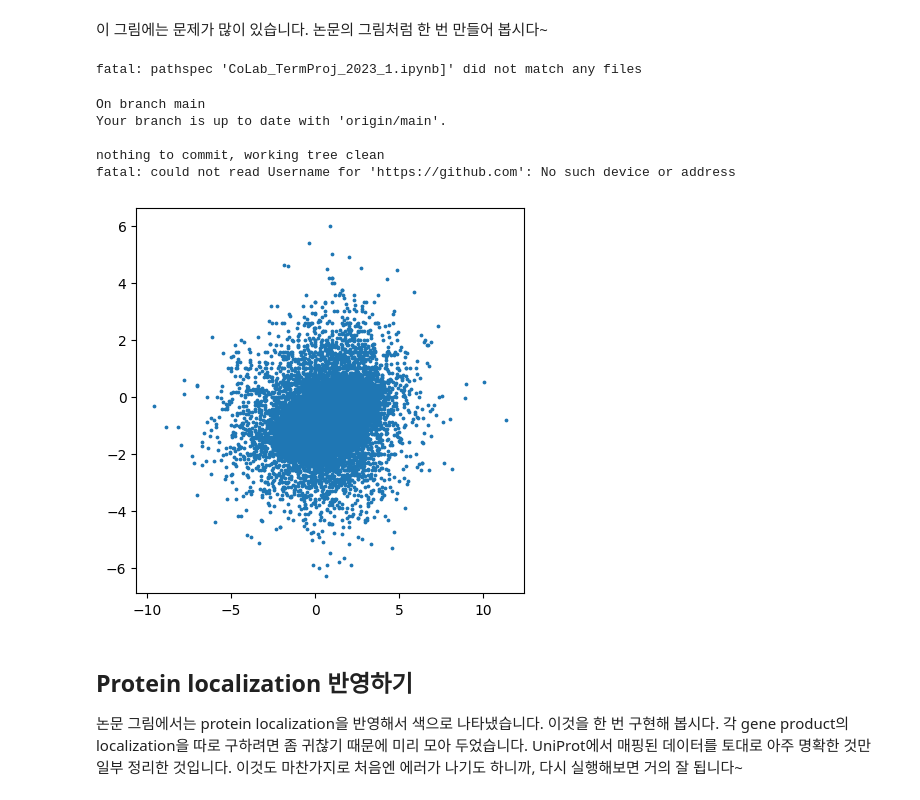
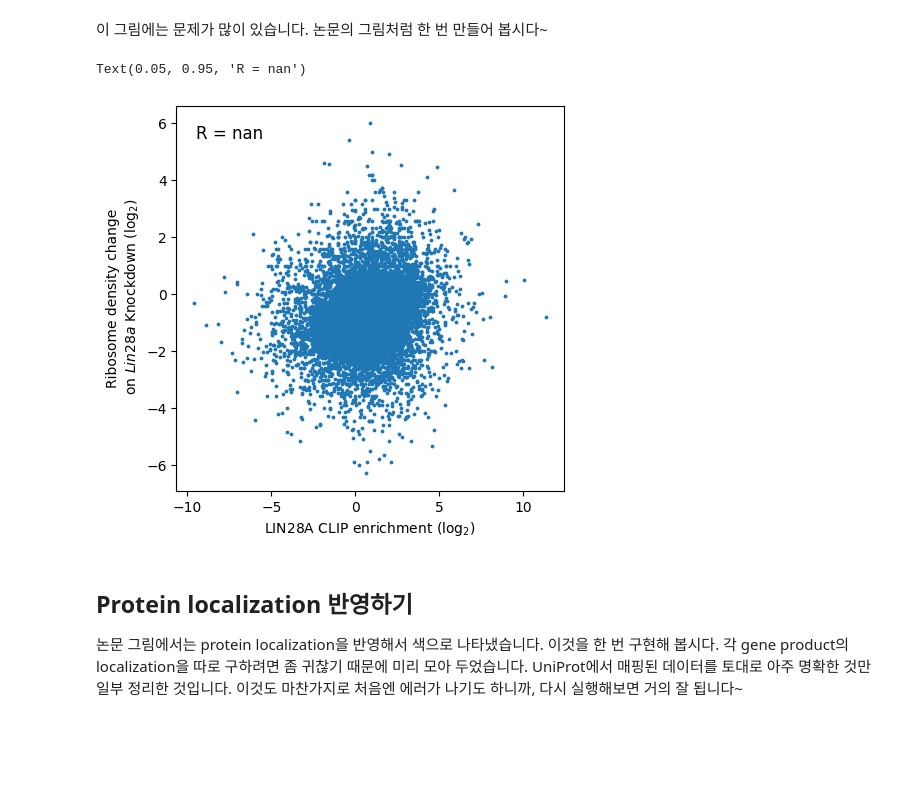
Before and after one commit to JungseoChoi/CJSbioinformatics, a Jupyter notebook: CoLab_TermProj_2023_1.ipynb, the cells around one changed output. Drawn from its saved outputs; the diff is of its cells as text; code cells hidden in the pictures; blank space fills up the shorter version.

```diff
--- a/CoLab_TermProj_2023_1.ipynb
+++ b/CoLab_TermProj_2023_1.ipynb
@@ -267,21 +267,21 @@ ax.scatter(np.log2(cnts['clip_enrichment']),
 # %%
 from matplotlib import pyplot as plt
 import numpy as np
 
 fig, ax = plt.subplots(1, 1, figsize=(5, 5))
 ax.scatter(np.log2(cnts['clip_enrichment']),
            np.log2(cnts['rden_change']), s=3)
-!git add CoLab_TermProj_2023_1.ipynb]
-!git commit -a
-!git push origin main
+
+
+ax.set_ylabel("Ribosome density change\n on $\it{Lin28a}$ Knockdown (log$_{2}$)")
+ax.set_xlabel("LIN28A CLIP enrichment (log$_{2}$)")
+
+corr = np.corrcoef(np.log2(cnts['clip_enrichment']), np.log2(cnts['rden_change']))[0, 1]
+ax.text(0.05, 0.95, f"R = {corr:.2f}", transform=ax.transAxes, fontsize=12,
+        verticalalignment='top')
 # %% [output]
-fatal: pathspec 'CoLab_TermProj_2023_1.ipynb]' did not match any files
+Text(0.05, 0.95, 'R = nan')
-On branch main
-Your branch is up to date with 'origin/main'.
-
-nothing to commit, working tree clean
-fatal: could not read Username for 'https://github.com': No such device or address
-[figure, old version]
+[figure, new version]
 # %% [markdown]
 ## Protein localization 반영하기
 
```
